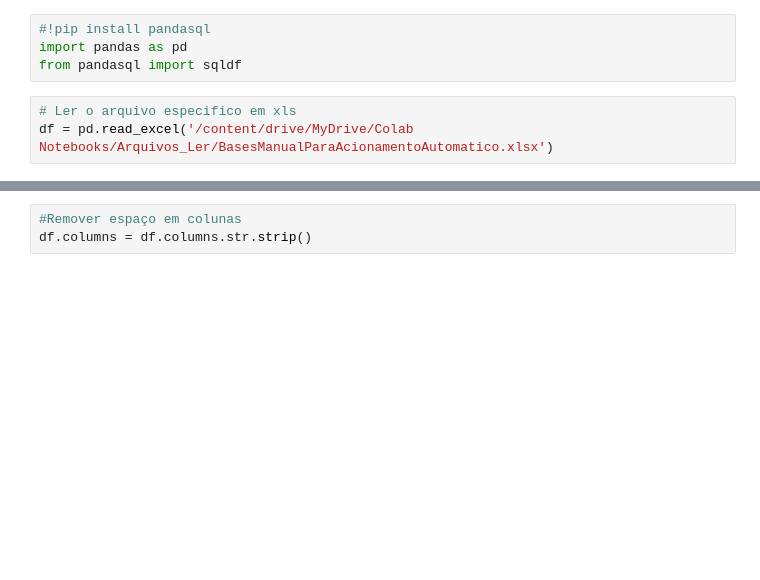
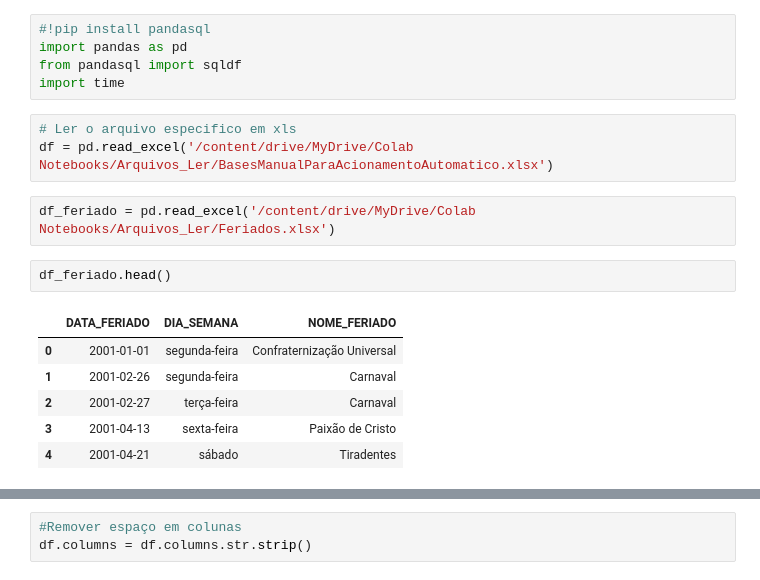
Before and after one commit to WILLIANSCASACOLA/Meus-Codigos, a Jupyter notebook: Lendo_das_e_tratando.ipynb, the cells around one changed output, grey strips where cells are left out. Saved outputs shown, nothing was run; the diff lists cells and outputs as text; blank space fills up the shorter version.

```diff
--- a/Lendo_das_e_tratando.ipynb
+++ b/Lendo_das_e_tratando.ipynb
@@ -4,6 +4,18 @@
 #!pip install pandasql
 import pandas as pd
 from pandasql import sqldf
+import time
 # %%
 # Ler o arquivo especifico em xls
 df = pd.read_excel('/content/drive/MyDrive/Colab Notebooks/Arquivos_Ler/BasesManualParaAcionamentoAutomatico.xlsx')
+# %%
+df_feriado = pd.read_excel('/content/drive/MyDrive/Colab Notebooks/Arquivos_Ler/Feriados.xlsx')
+# %%
+df_feriado.head()
+# %% [output]
+|  | DATA_FERIADO | DIA_SEMANA | NOME_FERIADO |
+| 0 | 2001-01-01 | segunda-feira | Confraternização Universal |
+| 1 | 2001-02-26 | segunda-feira | Carnaval |
+| 2 | 2001-02-27 | terça-feira | Carnaval |
+| 3 | 2001-04-13 | sexta-feira | Paixão de Cristo |
+| 4 | 2001-04-21 | sábado | Tiradentes |
```
Also changed, not shown: parts of 13 cells of this notebook.
